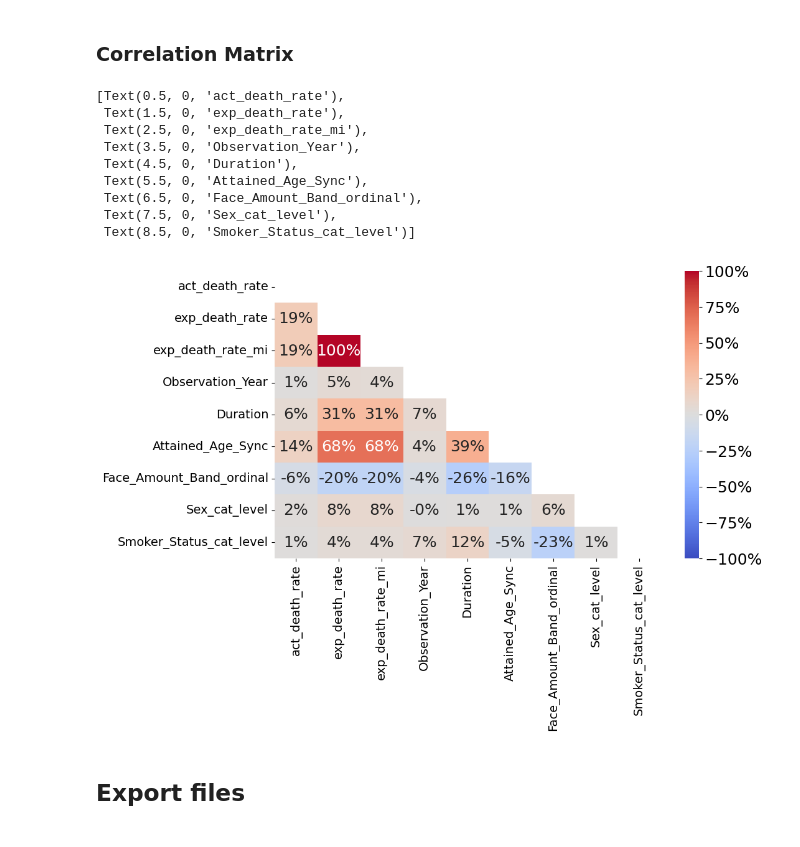
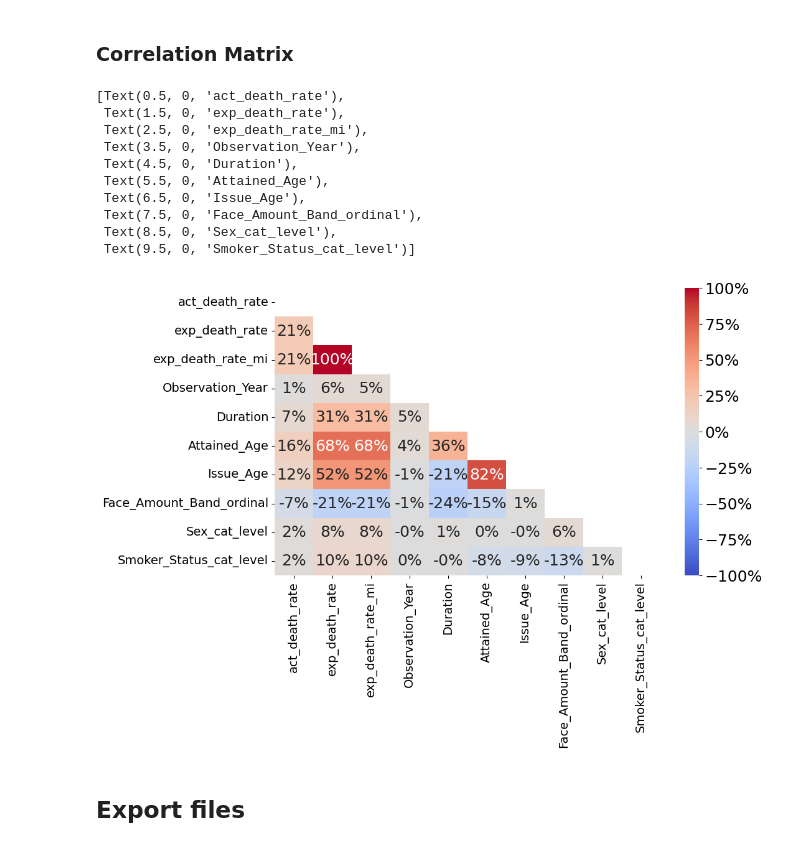
Before and after one commit to ckjackytam/ifoa-ds-health-care-wp, a Jupyter notebook: Python/big-pitch/01 - Create Modelling Data.ipynb, the cells around one changed output. Drawn from its saved outputs; the diff is of its cells as text; code cells hidden in the pictures.

```diff
--- a/Python/big-pitch/01 - Create Modelling Data.ipynb
+++ b/Python/big-pitch/01 - Create Modelling Data.ipynb
@@ -45,9 +45,10 @@ count_to_rate_dict = {
 # Define holdout and random fold column names
 holdout = "holdout"
 random_fold = "random_fold"
+data_version = "_v2"
 
 # Data
-data_file = "export/ILEC_2012_19 - 20240429 (Filtered, Synchronised Attained_Age and Grouped by Selected Features).parquet"
+data_file = f"export/ILEC_2012_19 - 20240429 (Filtered Grouped by Selected Features){data_version}.parquet"
 # %% [markdown]
 ## Create Modelling Data
 ### Import Data
@@ -78,7 +79,7 @@ df_data
 cat_feat = ["Sex", "Smoker_Status"]
 
 # Define the categorical banding output
-output_cat_map = "export/SOA Categorical Mapping.xlsx"
+output_cat_map = f"export/SOA Categorical Mapping{data_version}.xlsx"
 
 ##################################################################
 ##################################################################
@@ -194,0 +199,2 @@ Face_Amount_Band Distribution
+# %%
+df_data["Duration"] = np.where(df_data["Duration"] <= 20, df_data["Duration"], 20)
@@ -338,7 +383,8 @@ col_for_corr_list = [
     *[v for _, v in count_to_rate_dict.items()],
     "Observation_Year",
     "Duration",
-    "Attained_Age_Sync",
+    "Attained_Age",
+    "Issue_Age",
     "Face_Amount_Band_ordinal",
     *[x + "_cat_level" for x in cat_feat],
 ]
@@ -350,38 +396,39 @@ corr_mat = round(df_data[col_for_corr_list].corr(), 2)
 
 # Fill diagonal and upper half with NaNs
 mask = np.zeros_like(corr_mat, dtype=bool)
 mask[np.triu_indices_from(mask)] = True
 corr_mat[mask] = np.nan
 
 fig, ax = plt.subplots(figsize=(10, 6))
 ax = sns.heatmap(
     corr_mat,
     annot=True,
     annot_kws={"size": label_fontsize},
     fmt=".0%",
     vmin=-1,
     vmax=1,
     cmap="coolwarm",
 )
 
 colorbar = ax.collections[0].colorbar
 colorbar.ax.tick_params(labelsize=label_fontsize)
 colorbar.ax.yaxis.set_major_formatter(mtick.PercentFormatter(1))
 
 ax.set_facecolor("white")
 ax.set_yticklabels(df_data[col_for_corr_list].columns, fontsize=tick_fontsize)
 ax.set_xticklabels(df_data[col_for_corr_list].columns, fontsize=tick_fontsize)
 # %% [output]
 [Text(0.5, 0, 'act_death_rate'),
  Text(1.5, 0, 'exp_death_rate'),
  Text(2.5, 0, 'exp_death_rate_mi'),
  Text(3.5, 0, 'Observation_Year'),
  Text(4.5, 0, 'Duration'),
- Text(5.5, 0, 'Attained_Age_Sync'),
- Text(6.5, 0, 'Face_Amount_Band_ordinal'),
- Text(7.5, 0, 'Sex_cat_level'),
- Text(8.5, 0, 'Smoker_Status_cat_level')]
+ Text(5.5, 0, 'Attained_Age'),
+ Text(6.5, 0, 'Issue_Age'),
+ Text(7.5, 0, 'Face_Amount_Band_ordinal'),
+ Text(8.5, 0, 'Sex_cat_level'),
+ Text(9.5, 0, 'Smoker_Status_cat_level')]
-[figure, old version]
+[figure, new version]
 # %% [markdown]
 ## Export files
 # %%
```
Also changed, not shown: parts of 13 cells of this notebook, 7 other files.
